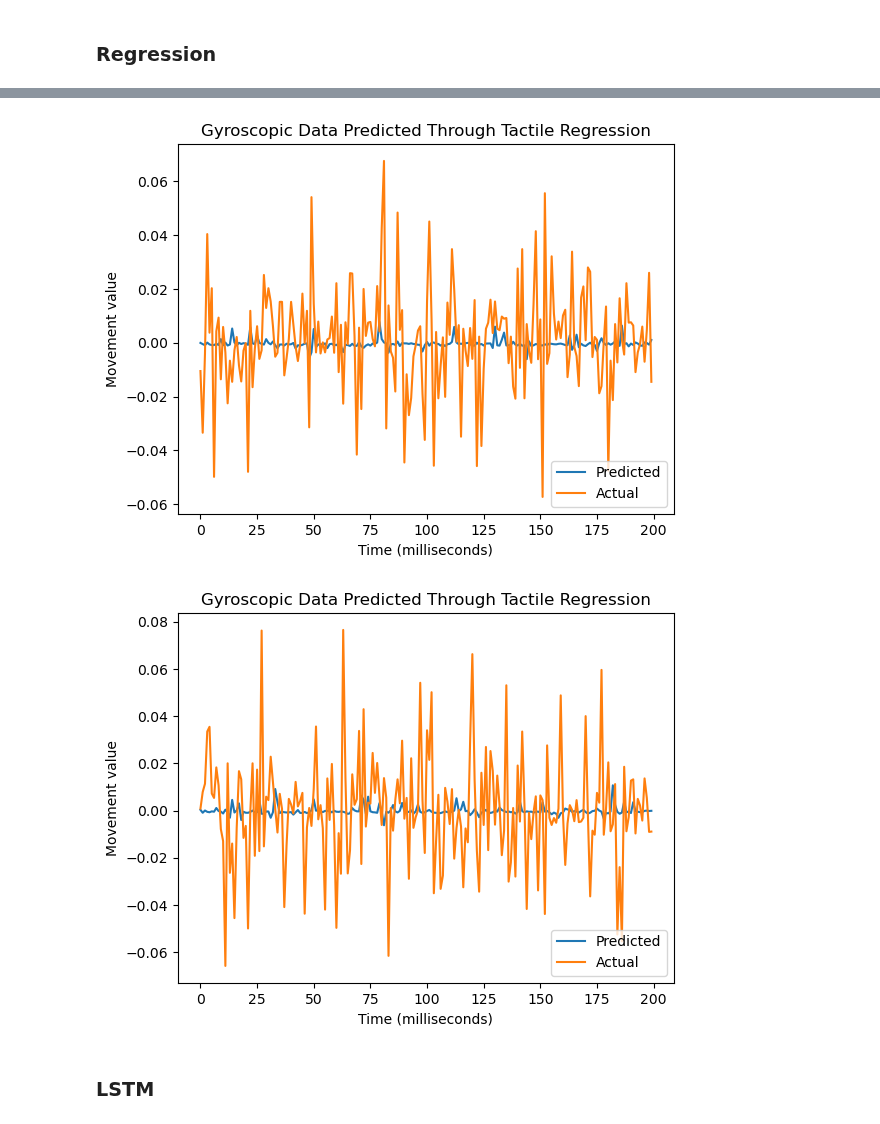
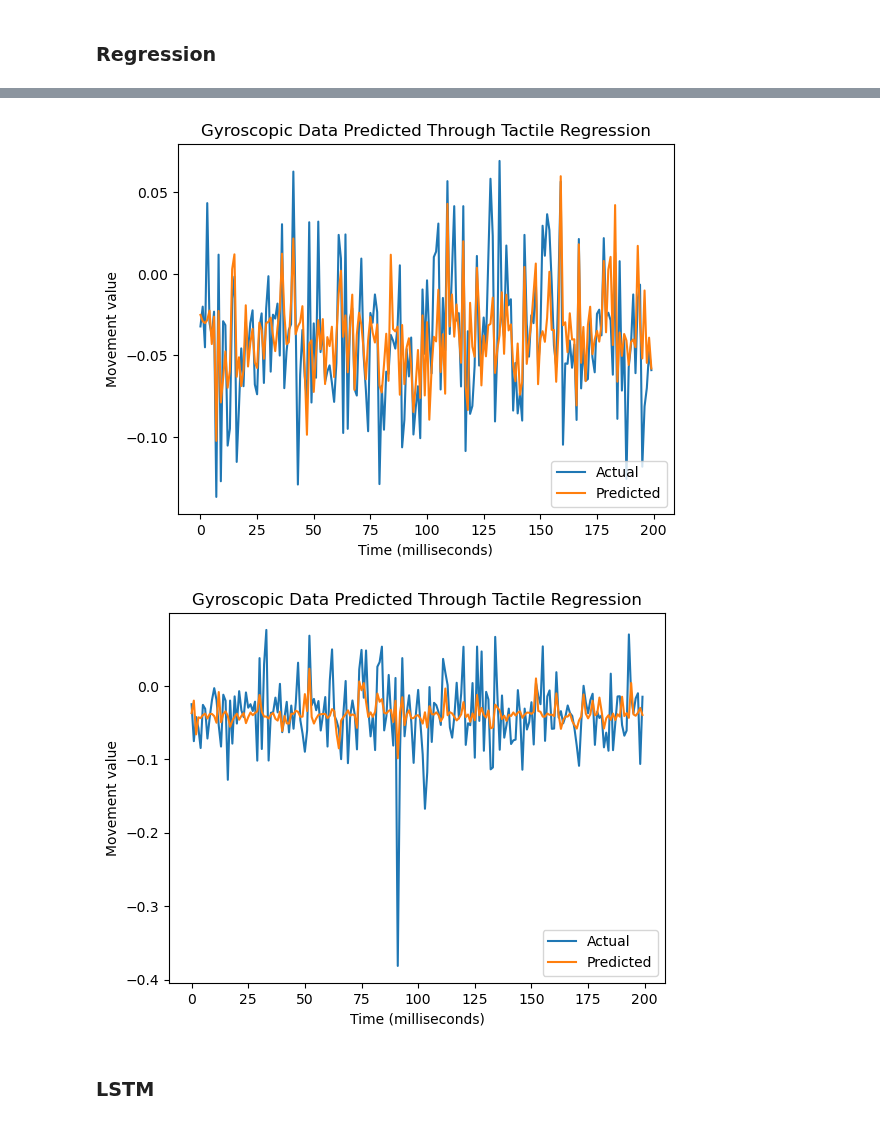
Before and after one commit to shepai/TactileSensor, a Jupyter notebook: Code/Data collection/robot/excel.ipynb, the cells around one changed output, grey strips where cells are left out. Saved outputs shown, nothing was run; the diff lists cells and outputs as text; code cells hidden in the pictures.

```diff
--- a/Code/Data collection/robot/excel.ipynb
+++ b/Code/Data collection/robot/excel.ipynb
@@ -72,8 +72,8 @@ def gen_temporal_data_2(X_,y_,T):
     y=temp_y
     return x, y
 
-X_,y_=gen_temporal_data(X,y,5)
-print(X.shape,y.shape)
+X_,y_=gen_temporal_data(X,y,15)
+print(X_.shape,y_.shape)
 # %% [output]
 X data: (43558, 6)
 y data: (43558, 3)
@@ -87,12 +87,13 @@ y data: (15582, 3)
 # %% [markdown]
 ### Regression
 # %%
-X_train, X_test, Y_train, Y_test = train_test_split(X_, y_, test_size=0.2, random_state=42)
+y=y_[:,2]
+X_train, X_test, Y_train, Y_test = train_test_split(X_, y, test_size=0.2, random_state=42)
 
 # Create a Ridge Regression model
 alpha = 1.0  # Ridge regularization parameter (adjust as needed)
-#ridge_model = Ridge(alpha=alpha)
-ridge_model = LinearRegression(positive=True)
+ridge_model = Ridge(alpha=alpha)
+#ridge_model = LinearRegression(positive=True)
 # Fit the model to the training data
 ridge_model.fit(X_train, Y_train)
 
@@ -106,0 +108,27 @@ Mean Squared Error: 0.00127
+# %%
+losses=[]
+t=time.time()
+for t in range(1,100):
+    X_,y_=gen_temporal_data(X,y,t)
+    y_=y_[:,2]
+    X_train, X_test, Y_train, Y_test = train_test_split(X_, y_, test_size=0.2, random_state=42)
+
+    # Create a Ridge Regression model
+    alpha = 1.0  # Ridge regularization parameter (adjust as needed)
+    ridge_model = Ridge(alpha=alpha)
+    #ridge_model = LinearRegression(positive=True)
+    # Fit the model to the training data
+    ridge_model.fit(X_train, Y_train)
+
+    # Make predictions on the test data
+    Y_pred = ridge_model.predict(X_test)
+
+    # Calculate Mean Squared Error (MSE) to evaluate the model
+    mse = mean_squared_error(Y_test, Y_pred)
+    losses.append(mse)
+print("Time taken",time.time()-t)
+plt.plot(losses)
+plt.title("Regression model MSE based on T size")
+plt.ylabel("Mean squared error (MSE)")
+plt.xlabel("T size")
+plt.show()
@@ -107,7 +138,7 @@ Mean Squared Error: 0.00127
 # %%
 Y_pred = ridge_model.predict(X_train)
-plt.plot(Y_pred[:,0][0:200],label="Predicted")
-plt.plot(Y_train[:,0][0:200],label="Actual")
+plt.plot(Y_train[0:200],label="Actual")
+plt.plot(Y_pred[0:200],label="Predicted")
 
 plt.title("Gyroscopic Data Predicted Through Tactile Regression")
 plt.ylabel("Movement value")
@@ -115,19 +146,20 @@ plt.xlabel("Time (milliseconds)")
 plt.legend(loc="lower right")
 plt.show()
 # %% [output]
-[figure, old version]
+[figure, new version]
 # %%
 Y_pred = ridge_model.predict(X_test)
-plt.plot(Y_pred[:,0][0:200],label="Predicted")
-plt.plot(Y_test[:,0][0:200],label="Actual")
+plt.plot(Y_test[0:200],label="Actual")
+plt.plot(Y_pred[0:200],label="Predicted")
+
 
 plt.title("Gyroscopic Data Predicted Through Tactile Regression")
 plt.ylabel("Movement value")
 plt.xlabel("Time (milliseconds)")
 plt.legend(loc="lower right")
 plt.show()
 # %% [output]
-[figure, old version]
+[figure, new version]
 # %%
 
 """
```
Also changed, not shown: parts of 5 cells of this notebook.
